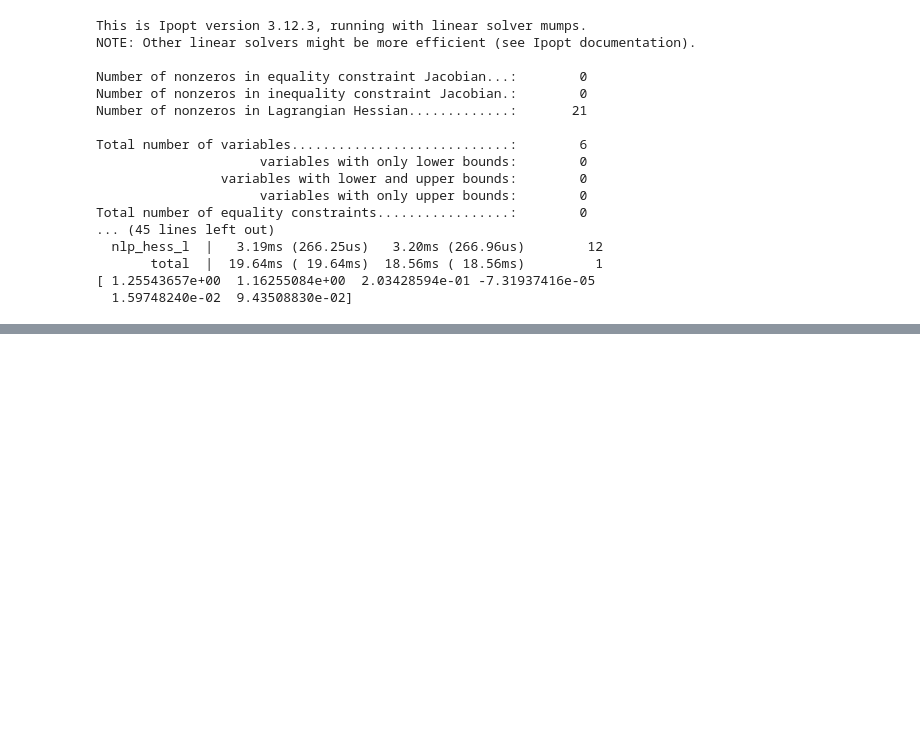
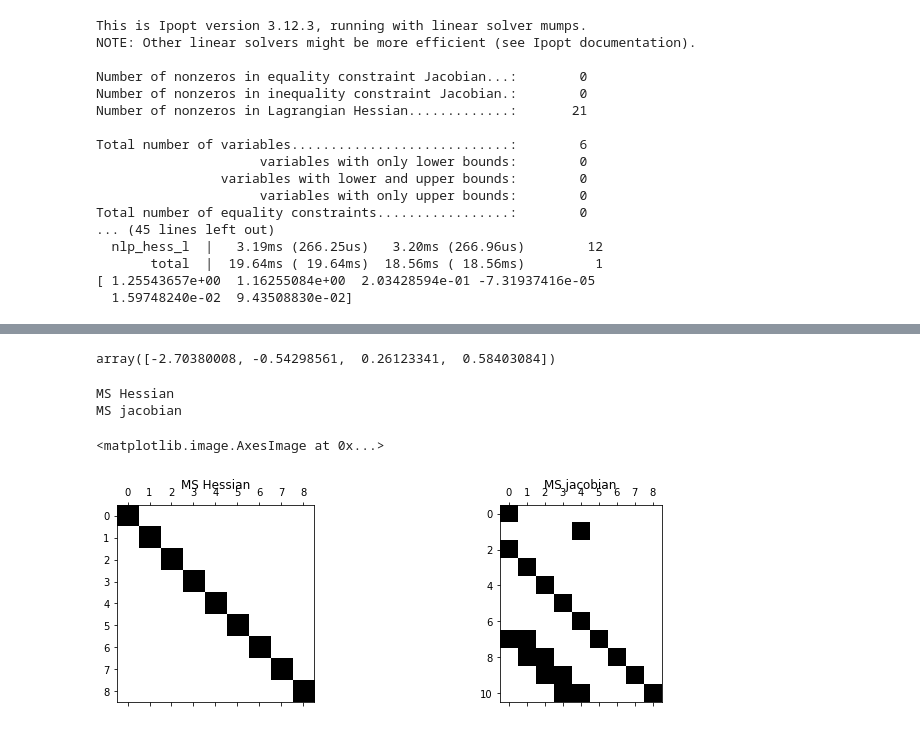
Before and after one commit to AunSiro/workshop_casadi, a Jupyter notebook: Dia_2.ipynb, the cells around one changed output, grey strips where cells are left out. Drawn from its saved outputs; the diff is of its cells as text; code cells hidden in the pictures; blank space fills up the shorter version.

Commit message:
more optimal control problem

```diff
--- a/Dia_2.ipynb
+++ b/Dia_2.ipynb
@@ -456,0 +459,2 @@ Total number of equality constraints.................:        0
+# %%
+opti = Opti()
@@ -456,0 +505,5 @@ Total number of equality constraints.................:        0
+# %%
+Usol_MS = sol.value(U)
+opti_MS = opti
+U_MS = U
+sol_MS = sol
@@ -456,0 +552,4 @@ Total number of equality constraints.................:        0
+# %%
+sol.value(U)
+# %% [output]
+array([-2.70380008, -0.54298561,  0.26123341,  0.58403084])
@@ -456,0 +561,21 @@ Total number of equality constraints.................:        0
+# %%
+plt.figure(figsize=[12,8])
+print('MS Hessian')
+plt.subplot('221')
+plt.title('MS Hessian')
+plt.spy(hessian(opti_MS.f,opti_MS.x)[0].sparsity())
+# Only diagonal elements: no coupling between x or u,
+# on coupling between control intervals
+
+print('MS jacobian')
+plt.subplot('222')
+plt.title('MS jacobian')
+plt.spy(jacobian(opti_MS.g,opti_MS.x).sparsity())
+
+# Dynamic constraints: coupling between x_k+1 and x_k and u_k -> banded
+# Path constraints: only dependent on x-> diagonal
+# %% [output]
+MS Hessian
+MS jacobian
+<matplotlib.image.AxesImage at 0x...>
+[figure, added]
```
Also changed, not shown: parts of 22 cells of this notebook.
